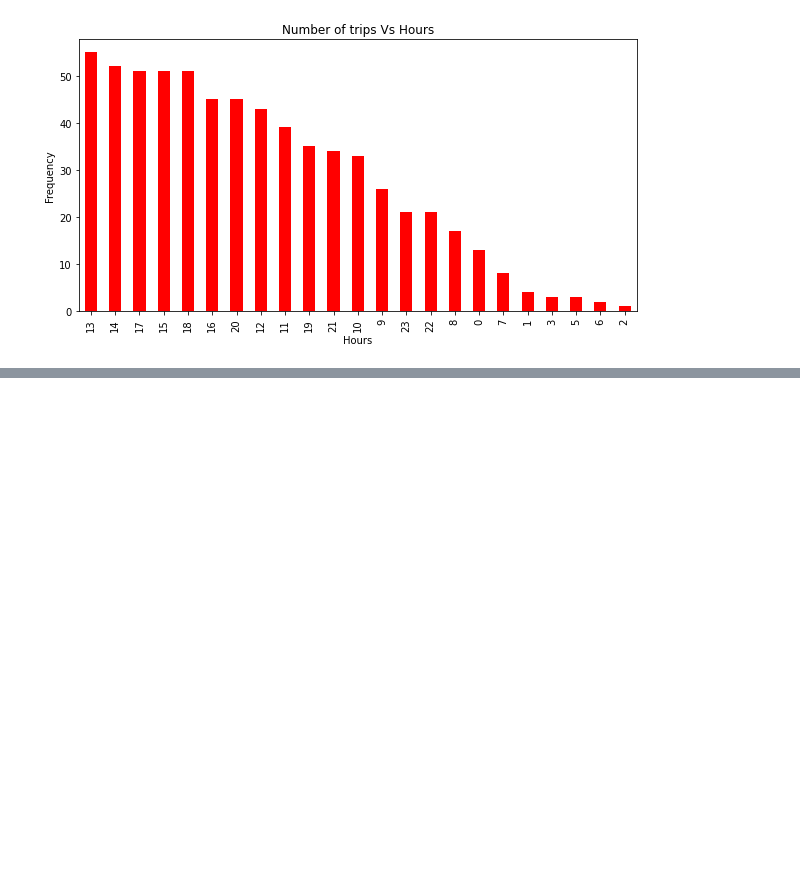
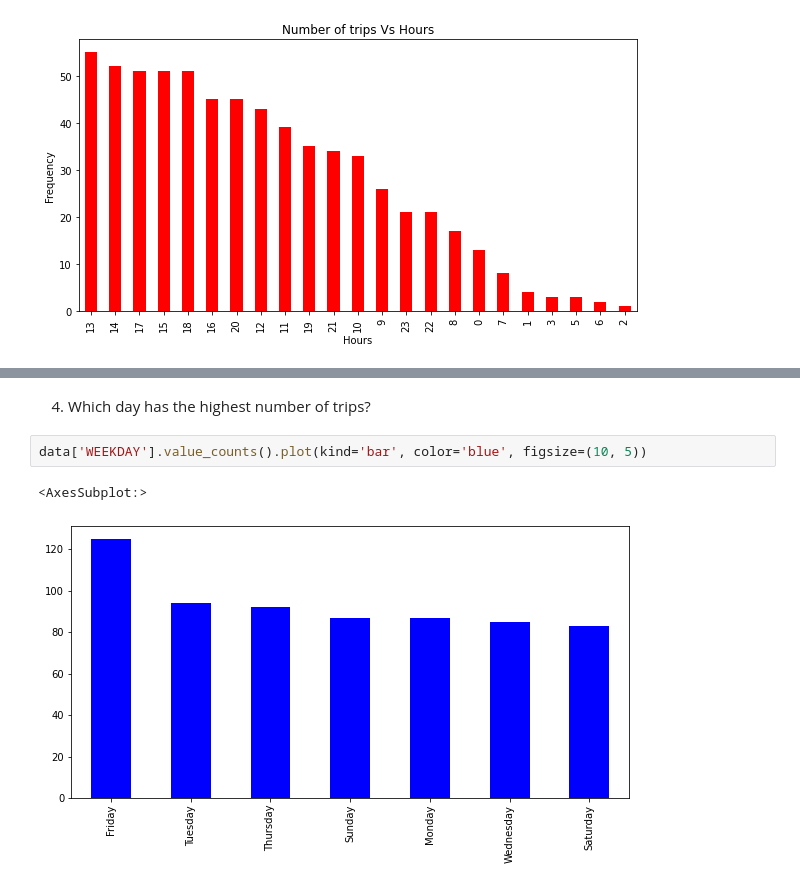
Before and after one commit to Abhi-aka-rup/Data-Scientist, a Jupyter notebook: Project 2 - Uber Data Analysis/ubder-data-analysis.ipynb, the cells around one changed output, grey strips where cells are left out. Drawn from its saved outputs; the diff is of its cells as text; blank space fills up the shorter version.

```diff
--- a/Project 2 - Uber Data Analysis/ubder-data-analysis.ipynb
+++ b/Project 2 - Uber Data Analysis/ubder-data-analysis.ipynb
@@ -126,0 +134,7 @@ Text(0.5, 1.0, 'Number of trips Vs Hours')
+# %% [markdown]
+4. Which day has the highest number of trips?
+# %%
+data['WEEKDAY'].value_counts().plot(kind='bar', color='blue', figsize=(10, 5))
+# %% [output]
+<AxesSubplot:>
+[figure, added]
```
Also changed, not shown: parts of 8 cells of this notebook.
